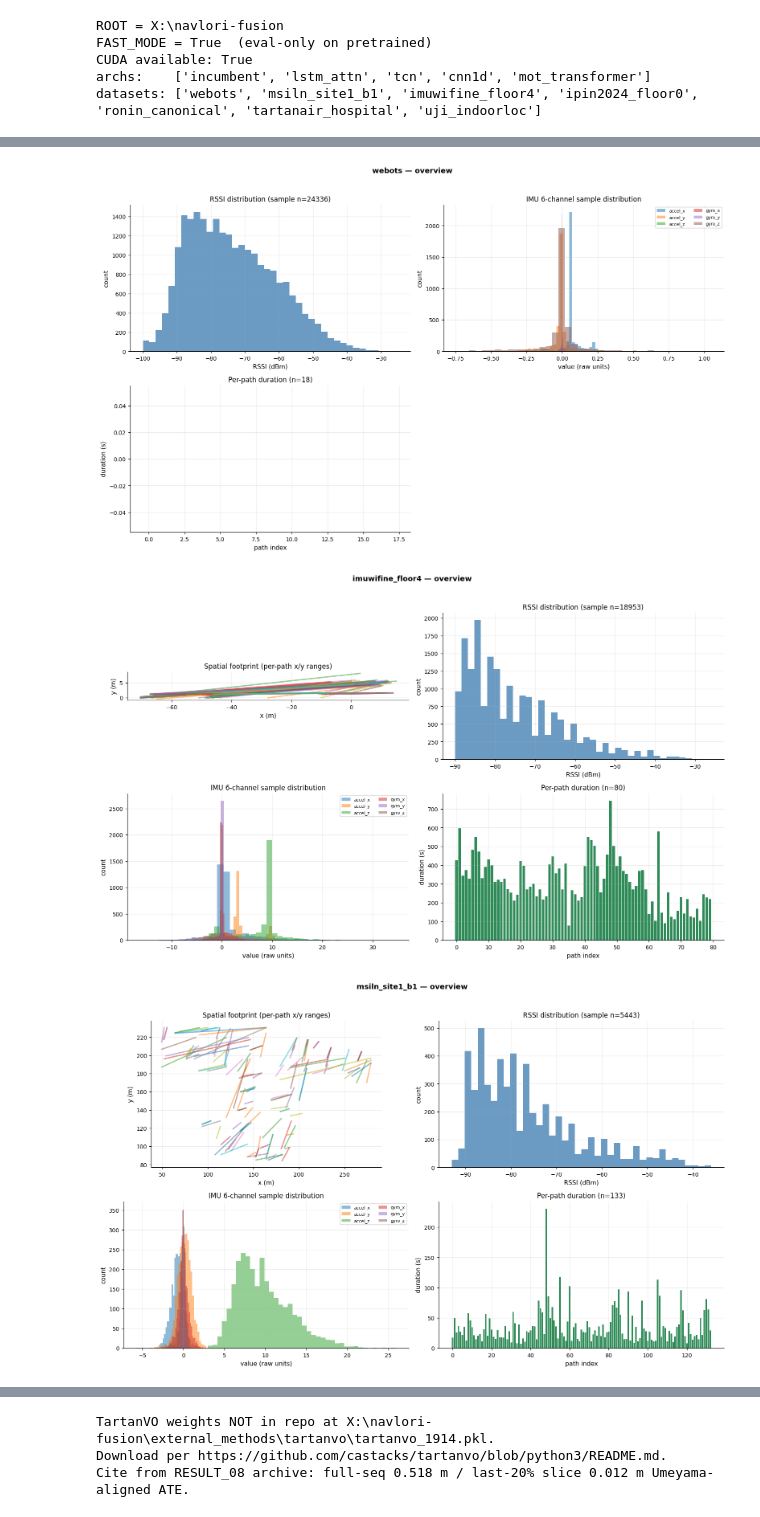
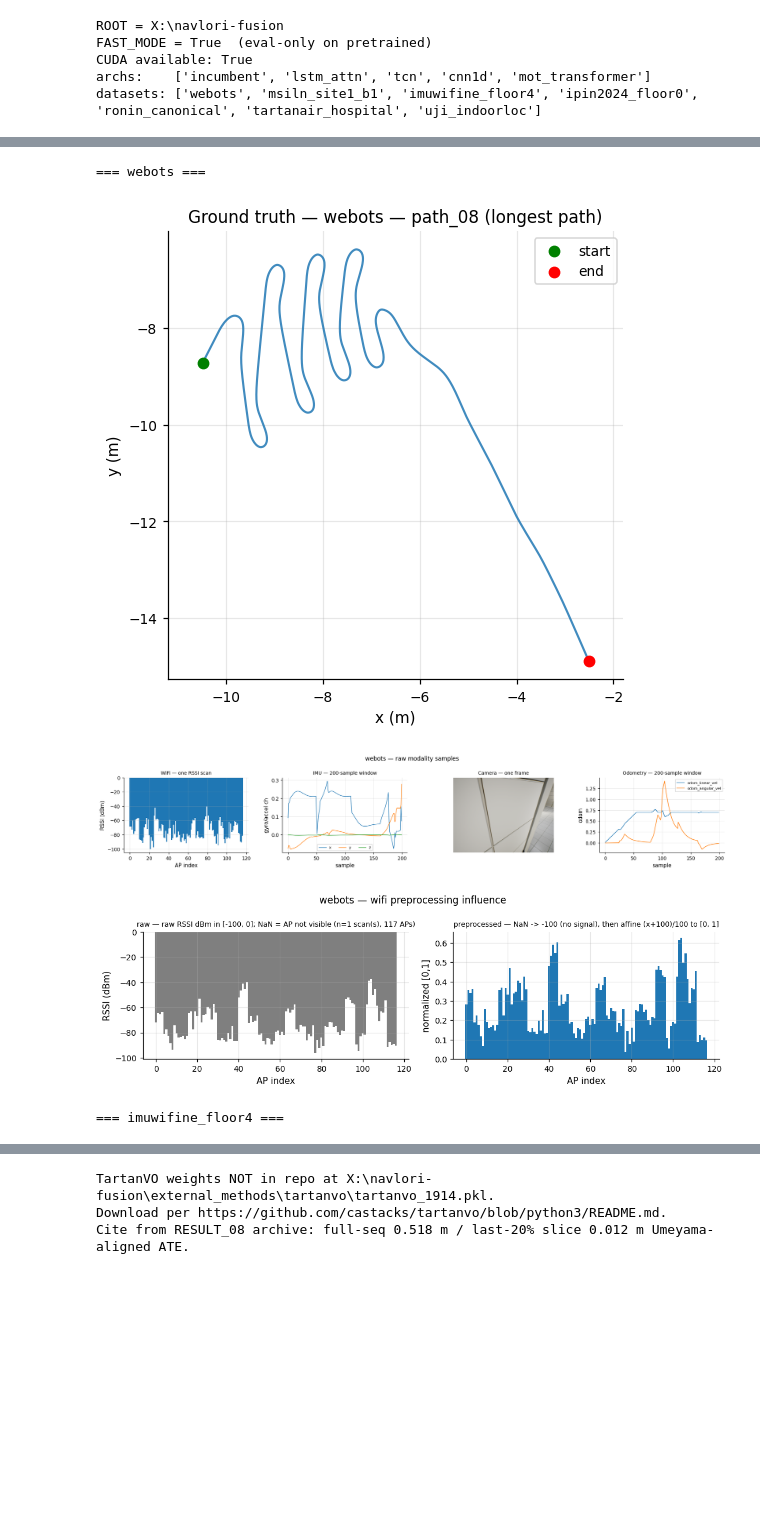
Before and after one commit to moebachar/navlori-fusion, a Jupyter notebook: notebooks/run2_walkthrough.ipynb, the cells around one changed output, grey strips where cells are left out. Drawn from its saved outputs; the diff is of its cells as text; code cells hidden in the pictures; blank space fills up the shorter version.

```diff
--- a/notebooks/run2_walkthrough.ipynb
+++ b/notebooks/run2_walkthrough.ipynb
@@ -119,12 +129,19 @@ for name in ['webots', 'imuwifine_floor4', 'msiln_site1_b1',
 # %%
-# Multi-panel overviews for the 3 path-based datasets (Webots, IMUWiFine, MSILN).
-for name in ['webots', 'imuwifine_floor4', 'msiln_site1_b1']:
-    fig = plot_dataset_overview(name); plt.show()
-
-# Webots WiFi preprocessing demo (raw RSSI histogram -> affine-to-[0,1]).
-demo = preprocessing_demo('webots', 'wifi')
-fig = plot_preprocessing_demo(demo, 'wifi'); plt.show()
+# Per dataset: ground-truth trajectory, raw modality samples, preprocessing influence.
+for _name in PAPER_DATASETS:
+    print(f"=== {_name} ===")
+    f = plot_gt_trajectory(_name)
+    if f is not None:
+        plt.show()
+    f = plot_modality_samples(_name)
+    if f is not None:
+        plt.show()
+    f = plot_preprocessing_influence(_name, PRIMARY_MODALITY[_name])
+    if f is not None:
+        plt.show()
 # %% [output]
+=== webots ===
-[figure, old version]
+[figure, new version]
-[figure, old version]
+[figure, new version]
-[figure, old version]
+[figure, new version]
+=== imuwifine_floor4 ===
```
Also changed, not shown: parts of 31 cells of this notebook, 6 other files.
